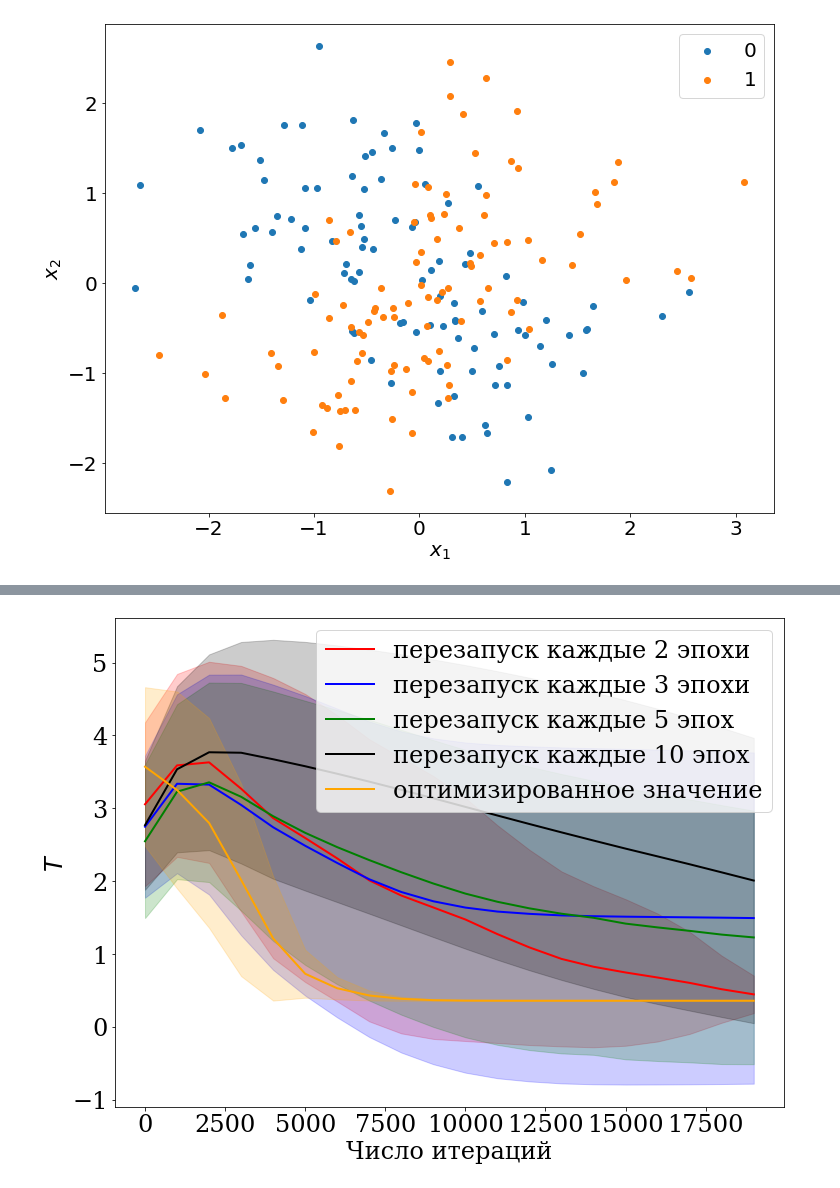
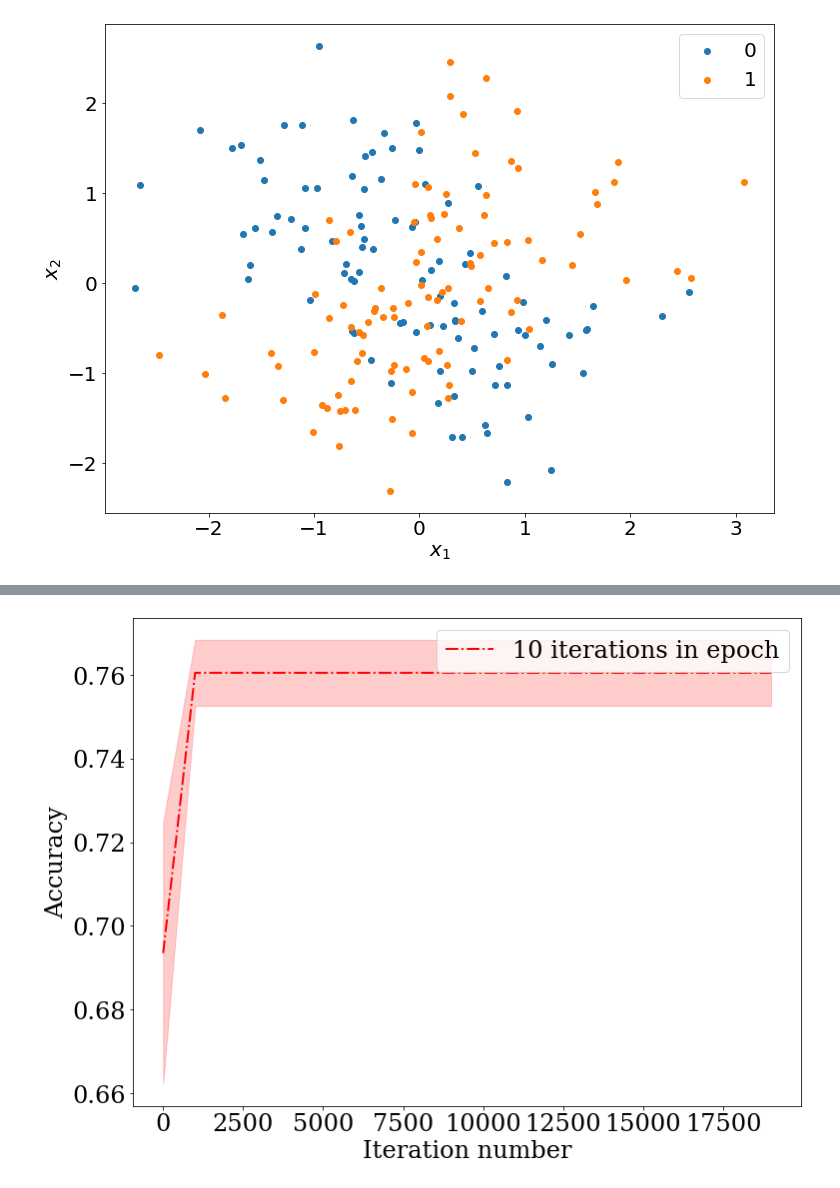
Before and after one commit to Intelligent-Systems-Phystech/MetaOptDistillation, a Jupyter notebook: notebooks/synthetic_data_experiment.ipynb, the cells around one changed output, grey strips where cells are left out. Cells and saved outputs as stored; diff of their text form; code cells hidden in the pictures.

Commit message:
update synthetic experiment

```diff
--- a/notebooks/synthetic_data_experiment.ipynb
+++ b/notebooks/synthetic_data_experiment.ipynb
@@ -723,18 +348,0 @@ with open("../log/exp3_linear_exp_splines_train_every_10.jsonl", "r") as read_fi
-# %%
-def plot_data_params(data, j, label, color):
-    e = np.array([data[0][i][0] for i in range(len(data[0]))])
-    par = np.array([subdata[i][j] for i in range(len(data[0])) for subdata in data]).reshape(e.shape[0], -1)
-    plt.plot(e, par.mean(1), '-', color=color, label=label)
-    plt.fill_between(e, par.mean(1)-par.std(1), par.mean(1)+par.std(1), alpha=0.2, color=color)
-
-plot_data_params(data_spline2, 2, 'перезапуск каждые 2 эпохи', 'red')
-plot_data_params(data_spline3, 2, 'перезапуск каждые 3 эпохи', 'blue')
-plot_data_params(data_spline5, 2, 'перезапуск каждые 5 эпох', 'green')
-plot_data_params(data_spline10, 2, 'перезапуск каждые 10 эпох', 'black')
-plot_data_params(data_opt, 2, 'оптимизированное значение', 'orange')
-plt.xlabel('Количество итераций')
-plt.ylabel(r'$\beta_1$')
-# plt.title(r'График зависимости значения $\beta_1$ от номера итерации')
-plt.legend()
-plt.savefig('../figs/beta1_iter.pdf')
-plt.show()
@@ -891,6 +348,0 @@ with open("../log/exp2_linear_exp_splines_train_every_10.jsonl", "r") as read_fi
-# %%
-def plot_data_params(data, j, label, color, sign):
-    e = np.array([data[0][i][0] for i in range(len(data[0]))])
-    par = np.array([subdata[i][j] for i in range(len(data[0])) for subdata in data]).reshape(e.shape[0], -1)
-    plt.plot(e, par.mean(1), '-'+sign, color=color, label=label)
-    plt.fill_between(e, par.mean(1)-par.std(1), par.mean(1)+par.std(1), alpha=0.2, color=color)
@@ -967,14 +349,20 @@ plt.show()
-# %%
-plot_data_params(data_spline2, 4, 'перезапуск каждые 2 эпохи', 'red', '')
-plot_data_params(data_spline3, 4, 'перезапуск каждые 3 эпохи', 'blue', '')
-plot_data_params(data_spline5, 4, 'перезапуск каждые 5 эпох', 'green', '')
-plot_data_params(data_spline10, 4, 'перезапуск каждые 10 эпох', 'black', '')
-plot_data_params(data_opt, 4, 'оптимизированное значение', 'orange', '')
-plt.xlabel('Число итераций')
-plt.ylabel(r'$T$')
-# plt.title(r'График зависимости значения $T$ от номера итерации')
-plt.legend()
-plt.savefig('../figs/temp_iter_color.pdf')
-plt.show()
-# %% [output]
-[figure, removed]
+# %%
+data_10 = open_data_json("../log/synthetic_exp3_splines_esize_10_period_2.jsonl")
+data_100 = open_data_json("../log/synthetic_exp3_splines_esize_100_period_2.jsonl")
+data_500 = open_data_json("../log/synthetic_exp3_splines_esize_500_period_2.jsonl")
+data_1000 = open_data_json("../log/synthetic_exp3_splines_esize_1000_period_2.jsonl")
+data_2000 = open_data_json("../log/synthetic_exp3_splines_esize_2000_period_2.jsonl")
+# %%
+plot_data_params(data_10, 'accuracy', '10 iterations in epoch', 'red', '.')
+plot_data_params(data_100, 'accuracy', '100 iterations in epoch', 'blue', '3')
+plot_data_params(data_500, 'accuracy', '500 iterations in epoch', 'green', '^')
+plot_data_params(data_1000, 'accuracy', '1000 iterations in epoch', 'black', '+')
+plot_data_params(data_2000, 'accuracy', '2000 iterations in epoch', 'orange', 'x')
+plt.legend()
+plt.xlabel('Iteration number')
+plt.ylabel('Accuracy')
+# plt.title('График зависимости точности классификации от\n номера итерации при различных значениях размера эпохи')
+plt.savefig('../figs/synthetic_exp3_linear_epoch_size.pdf')
+plt.show()
+# %% [output]
+[figure, added]
```
Also changed, not shown: parts of 77 cells of this notebook, 1 other file.
